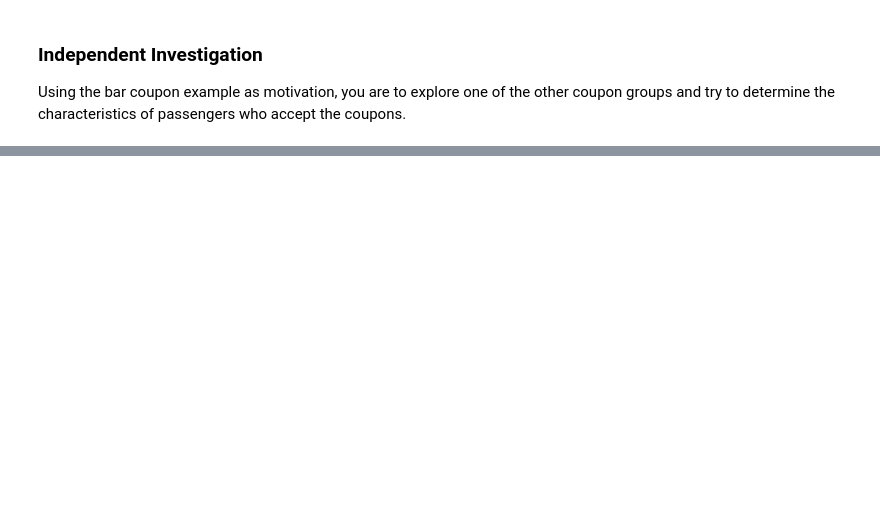
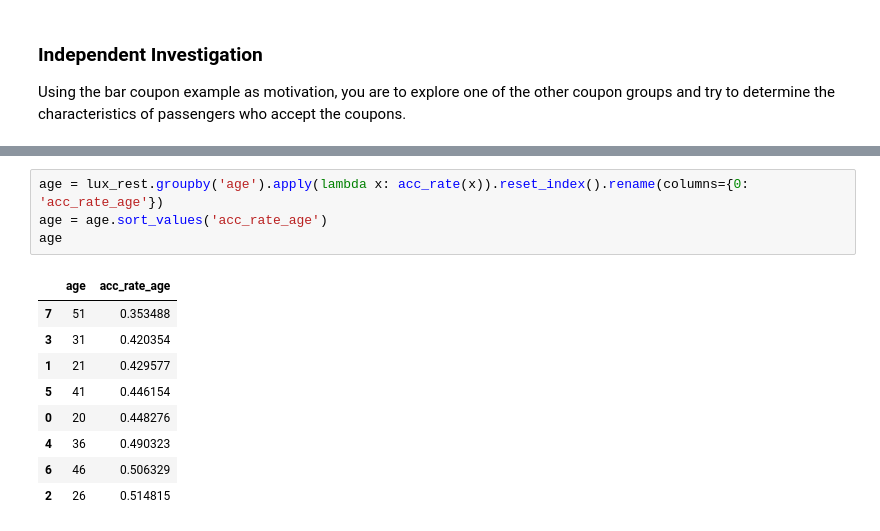
Before and after one commit to adelfeyz/Customer-Coupon, a Jupyter notebook: prompt.ipynb, the cells around one changed output, grey strips where cells are left out. Cells and saved outputs as stored; diff of their text form; blank space fills up the shorter version.

```diff
--- a/prompt.ipynb
+++ b/prompt.ipynb
@@ -327,0 +393,14 @@ Using the bar coupon example as motivation, you are to explore one of the other
+# %%
+age = lux_rest.groupby('age').apply(lambda x: acc_rate(x)).reset_index().rename(columns={0: 'acc_rate_age'})
+age = age.sort_values('acc_rate_age')
+age
+# %% [output]
+|  | age | acc_rate_age |
+| 7 | 51 | 0.353488 |
+| 3 | 31 | 0.420354 |
+| 1 | 21 | 0.429577 |
+| 5 | 41 | 0.446154 |
+| 0 | 20 | 0.448276 |
+| 4 | 36 | 0.490323 |
+| 6 | 46 | 0.506329 |
+| 2 | 26 | 0.514815 |
```
Also changed, not shown: parts of 28 cells of this notebook.
